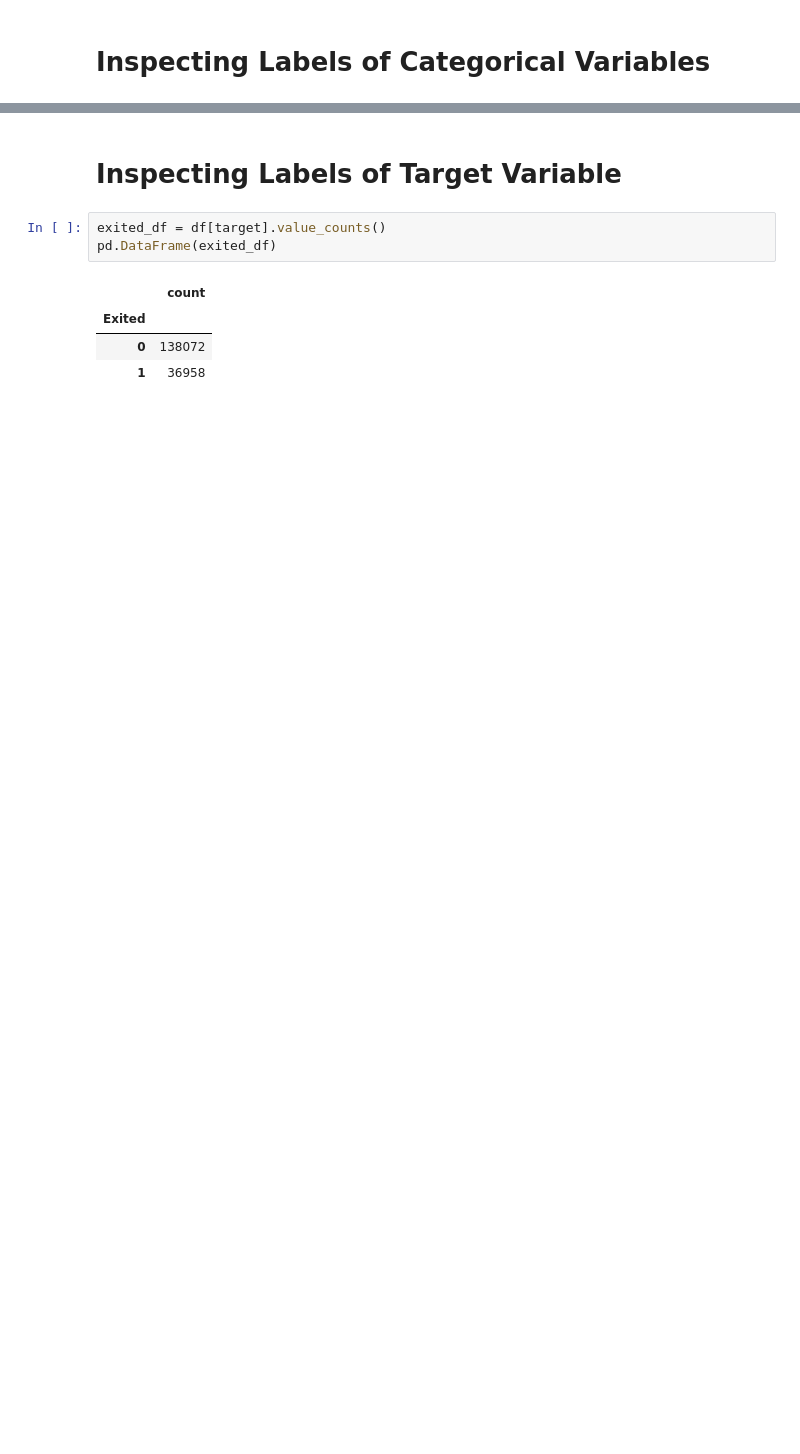
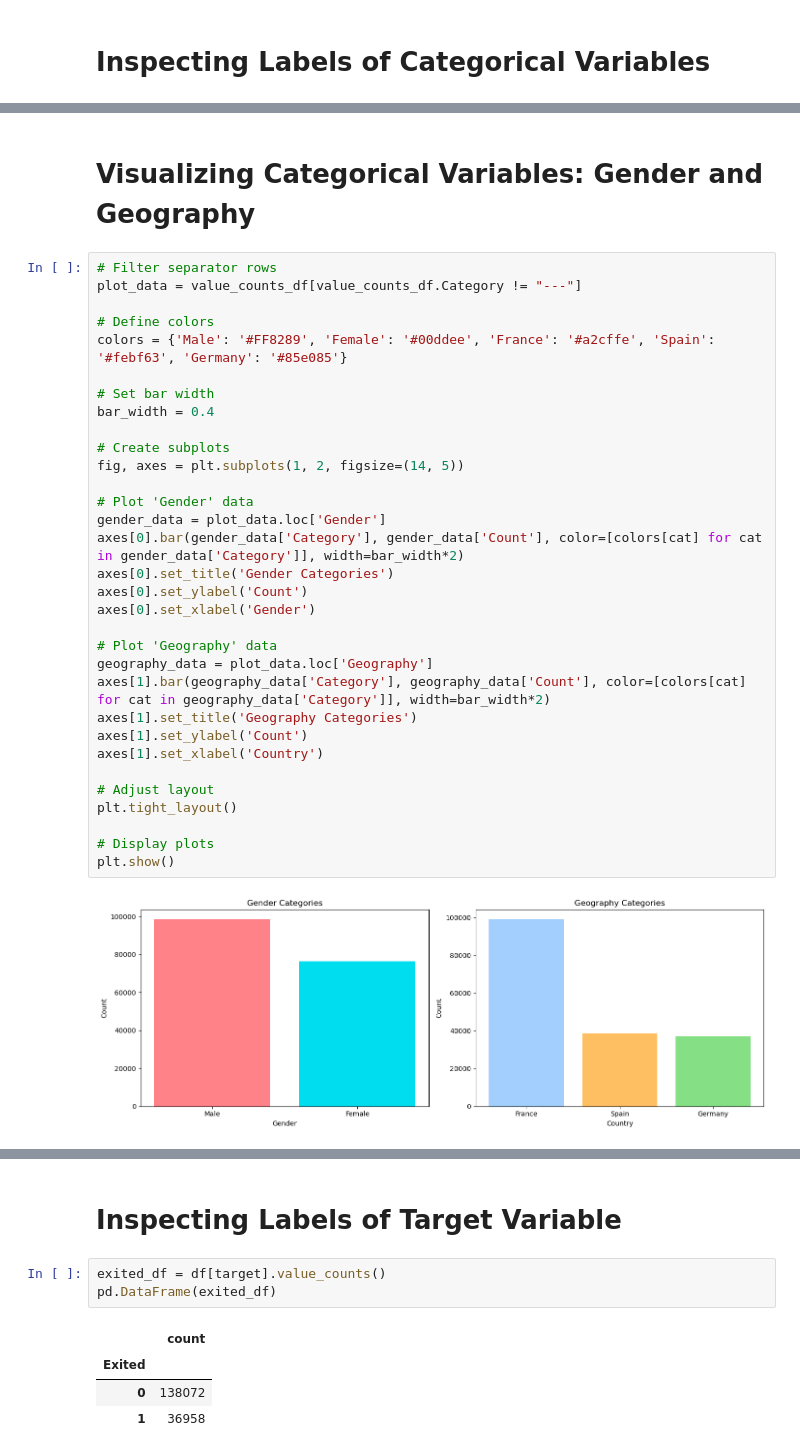
Before and after one commit to devbilalkhan/bank-churn, a Jupyter notebook: bank_churn.ipynb, the cells around one changed output, grey strips where cells are left out. Drawn from its saved outputs; the diff is of its cells as text; blank space fills up the shorter version.

```diff
--- a/bank_churn.ipynb
+++ b/bank_churn.ipynb
@@ -302,0 +360,36 @@ value_counts_df
+# %% [markdown]
+# Visualizing Categorical Variables: Gender and Geography
+# %%
+# Filter separator rows
+plot_data = value_counts_df[value_counts_df.Category != "---"]
+
+# Define colors
+colors = {'Male': '#FF8289', 'Female': '#00ddee', 'France': '#a2cffe', 'Spain': '#febf63', 'Germany': '#85e085'}
+
+# Set bar width
+bar_width = 0.4
+
+# Create subplots
+fig, axes = plt.subplots(1, 2, figsize=(14, 5))
+
+# Plot 'Gender' data
+gender_data = plot_data.loc['Gender']
+axes[0].bar(gender_data['Category'], gender_data['Count'], color=[colors[cat] for cat in gender_data['Category']], width=bar_width*2)
+axes[0].set_title('Gender Categories')
+axes[0].set_ylabel('Count')
+axes[0].set_xlabel('Gender')
+
+# Plot 'Geography' data
+geography_data = plot_data.loc['Geography']
+axes[1].bar(geography_data['Category'], geography_data['Count'], color=[colors[cat] for cat in geography_data['Category']], width=bar_width*2)
+axes[1].set_title('Geography Categories')
+axes[1].set_ylabel('Count')
+axes[1].set_xlabel('Country')
+
+# Adjust layout
+plt.tight_layout()
+
+# Display plots
+plt.show()
+# %% [output]
+[figure, added]
```
Also changed, not shown: parts of 58 cells of this notebook.
